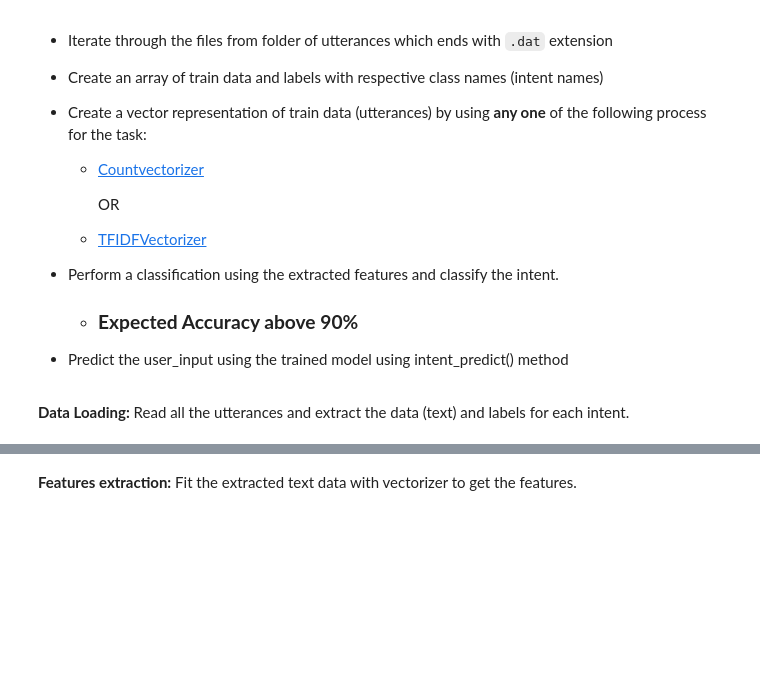
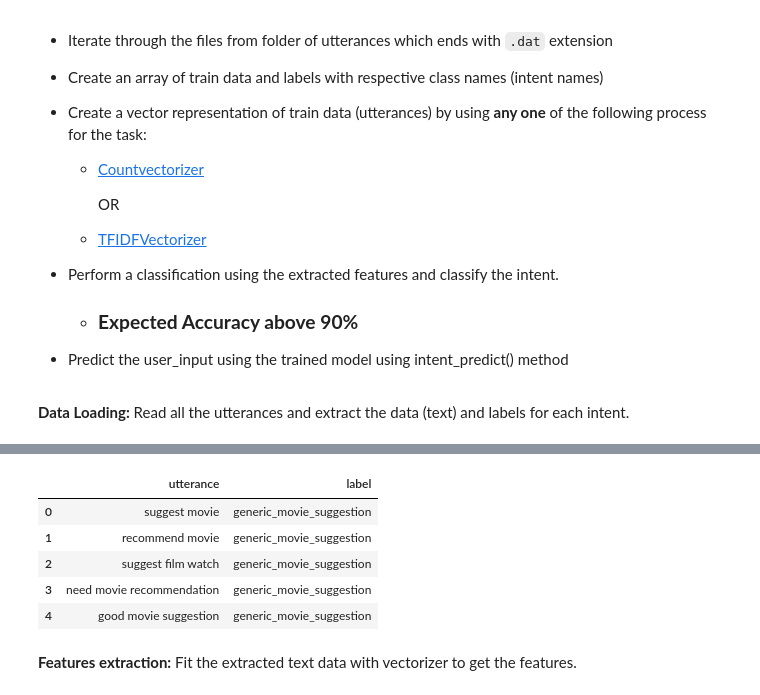
Before and after one commit to vikramvundyala/python_AI-ML, a Jupyter notebook: Chatbot_Hackathon_Movie_pred.ipynb, the cells around one changed output, grey strips where cells are left out. Cells and saved outputs as stored; diff of their text form; code cells hidden in the pictures; blank space fills up the shorter version.

```diff
--- a/Chatbot_Hackathon_Movie_pred.ipynb
+++ b/Chatbot_Hackathon_Movie_pred.ipynb
@@ -310,0 +321,40 @@ To classify the intents based on user input, model must be trained on all the ut
+# %%
+import nltk
+from nltk.tokenize import sent_tokenize,word_tokenize
+from nltk.corpus import stopwords
+from nltk.stem import WordNetLemmatizer
+import string
+from sklearn.preprocessing import LabelEncoder
+
+
+nltk.download('punkt', force=True)
+nltk.download('punkt_tab')
+nltk.download('stopwords')
+nltk.download('all')
+
+stop_words = set(stopwords.words('english'))
+punctuation = set(string.punctuation)
+lemmatizer = WordNetLemmatizer()
+
+def get_word_pos(treebank_tag):
+  if treebank_tag.startswith('J'):
+    return nltk.corpus.wordnet.ADJ
+  elif treebank_tag.startswith('V'):
+    return nltk.corpus.wordnet.VERB
+  elif treebank_tag.startswith('N'):
+    return nltk.corpus.wordnet.NOUN
+  elif treebank_tag.startswith('R'):
+    return nltk.corpus.wordnet.ADV
+  else:
+    return nltk.corpus.wordnet.NOUN
+
+def clean_text(text: str) :
+  words = word_tokenize(text)
+  words = [word.lower() for word in words if word.isalpha()]
+  words = [word for word in words if word not in stop_words]
+  words = [word for word in words if word not in punctuation]
+  pos_tags = nltk.pos_tag(words)
+  lemmatized_tokens = [lemmatizer.lemmatize(word, get_word_pos(pos_tag)) for word,pos_tag in pos_tags]
+  return lemmatized_tokens
+
+df_movies['utterance'] = df_movies['utterance'].apply(lambda x: clean_text(x)).apply(lambda x: ' '.join(x))
@@ -311,2 +407,11 @@ To classify the intents based on user input, model must be trained on all the ut
+# %%
+df_movies.head()
+# %% [output]
+|  | utterance | label |
+| 0 | suggest movie | generic_movie_suggestion |
+| 1 | recommend movie | generic_movie_suggestion |
+| 2 | suggest film watch | generic_movie_suggestion |
+| 3 | need movie recommendation | generic_movie_suggestion |
+| 4 | good movie suggestion | generic_movie_suggestion |
 # %% [markdown]
 **Features extraction:** Fit the extracted text data with vectorizer to get the features.
```
Also changed, not shown: parts of 9 cells of this notebook.
